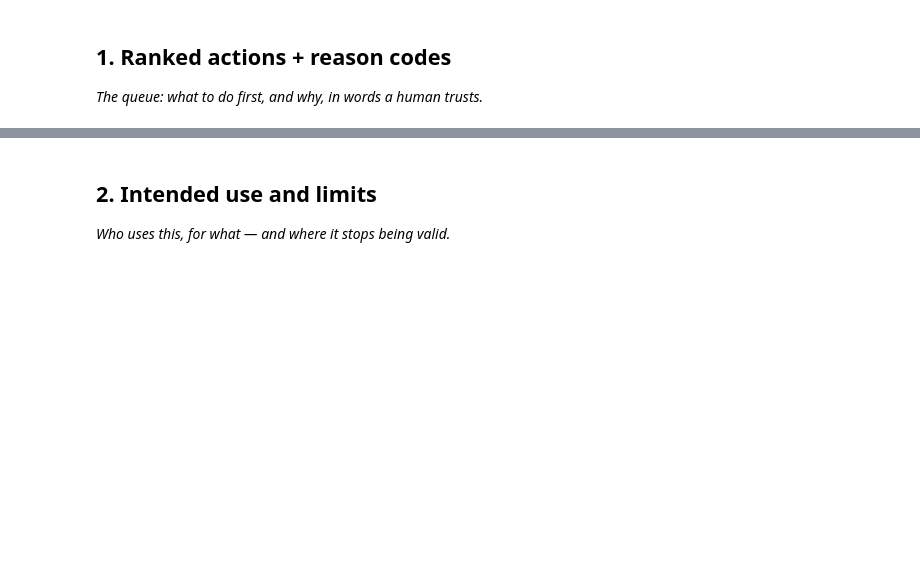
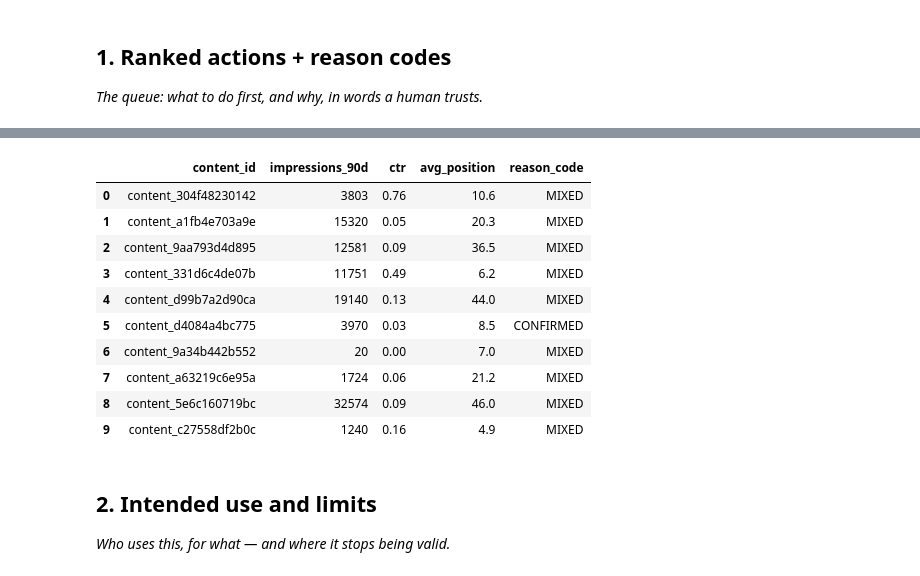
Before and after one commit to gitWithPrince272/flyrank-ml-internship, a Jupyter notebook: work/notebooks/w07_action_playbook.ipynb, the cells around one changed output, grey strips where cells are left out. Saved outputs shown, nothing was run; the diff lists cells and outputs as text; code cells hidden in the pictures; blank space fills up the shorter version.

```diff
--- a/work/notebooks/w07_action_playbook.ipynb
+++ b/work/notebooks/w07_action_playbook.ipynb
@@ -0,0 +22,9 @@
+# %%
+import pandas as pd
+import glob
+
+csv_files = glob.glob("data/raw/*.csv")
+print(csv_files)
+
+df = pd.read_csv(csv_files[0])
+df.head()
@@ -16,3 +69,54 @@ This skeleton is yours to fill. Work the sections **in order** — each one has
+# %%
+# This cell is for CODE (numbers, a query, a check).
+# Write your text answer in the cell ABOVE this one — typing sentences here breaks Run All.
+import pandas as pd
+
+# Create reason codes
+df["reason_code"] = "FALSE"
+
+confirmed = (
+    (df["impressions_90d"] > df["impressions_90d"].median()) &
+    (df["ctr"] < df["ctr"].median()) &
+    (df["avg_position"].between(5, 20))
+)
+
+mixed = (
+    (df["impressions_90d"] > df["impressions_90d"].median()) |
+    (df["ctr"] < df["ctr"].median())
+)
+
+opposite = (
+    (df["impressions_90d"] <= df["impressions_90d"].median()) |
+    (df["avg_position"] < 5)
+)
+
+df.loc[confirmed, "reason_code"] = "CONFIRMED"
+df.loc[mixed & ~confirmed, "reason_code"] = "MIXED"
+df.loc[opposite & ~(confirmed | mixed), "reason_code"] = "OPPOSITE"
+
+display(
+    df[
+        [
+            "content_id",
+            "impressions_90d",
+            "ctr",
+            "avg_position",
+            "reason_code",
+        ]
+    ].head(10)
+)
+# %% [output]
+|  | content_id | impressions_90d | ctr | avg_position | reason_code |
+| 0 | content_304f48230142 | 3803 | 0.76 | 10.6 | MIXED |
+| 1 | content_a1fb4e703a9e | 15320 | 0.05 | 20.3 | MIXED |
+| 2 | content_9aa793d4d895 | 12581 | 0.09 | 36.5 | MIXED |
+| 3 | content_331d6c4de07b | 11751 | 0.49 | 6.2 | MIXED |
+| 4 | content_d99b7a2d90ca | 19140 | 0.13 | 44.0 | MIXED |
+| 5 | content_d4084a4bc775 | 3970 | 0.03 | 8.5 | CONFIRMED |
+| 6 | content_9a34b442b552 | 20 | 0.00 | 7.0 | MIXED |
+| 7 | content_a63219c6e95a | 1724 | 0.06 | 21.2 | MIXED |
+| 8 | content_5e6c160719bc | 32574 | 0.09 | 46.0 | MIXED |
+| 9 | content_c27558df2b0c | 1240 | 0.16 | 4.9 | MIXED |
 # %% [markdown]
 ## 2. Intended use and limits
 
```
Also changed, not shown: parts of 15 cells of this notebook.
